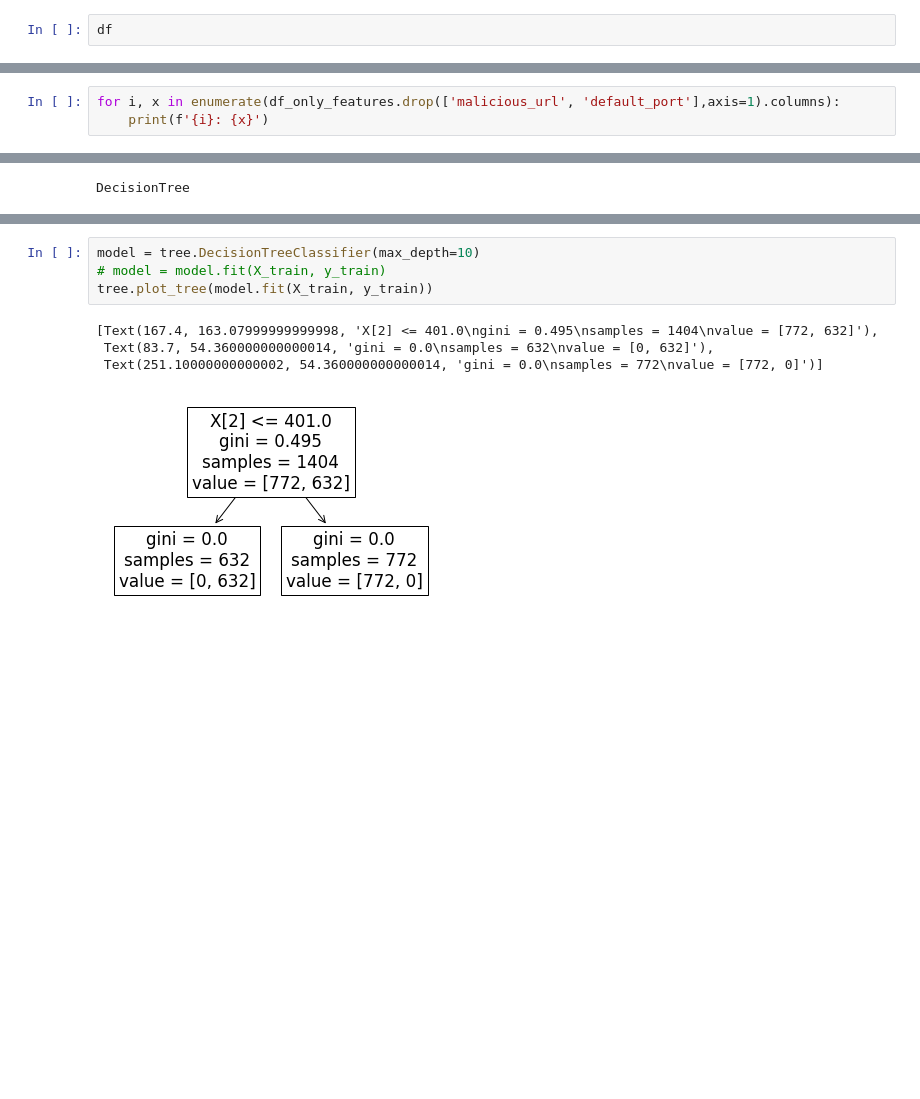
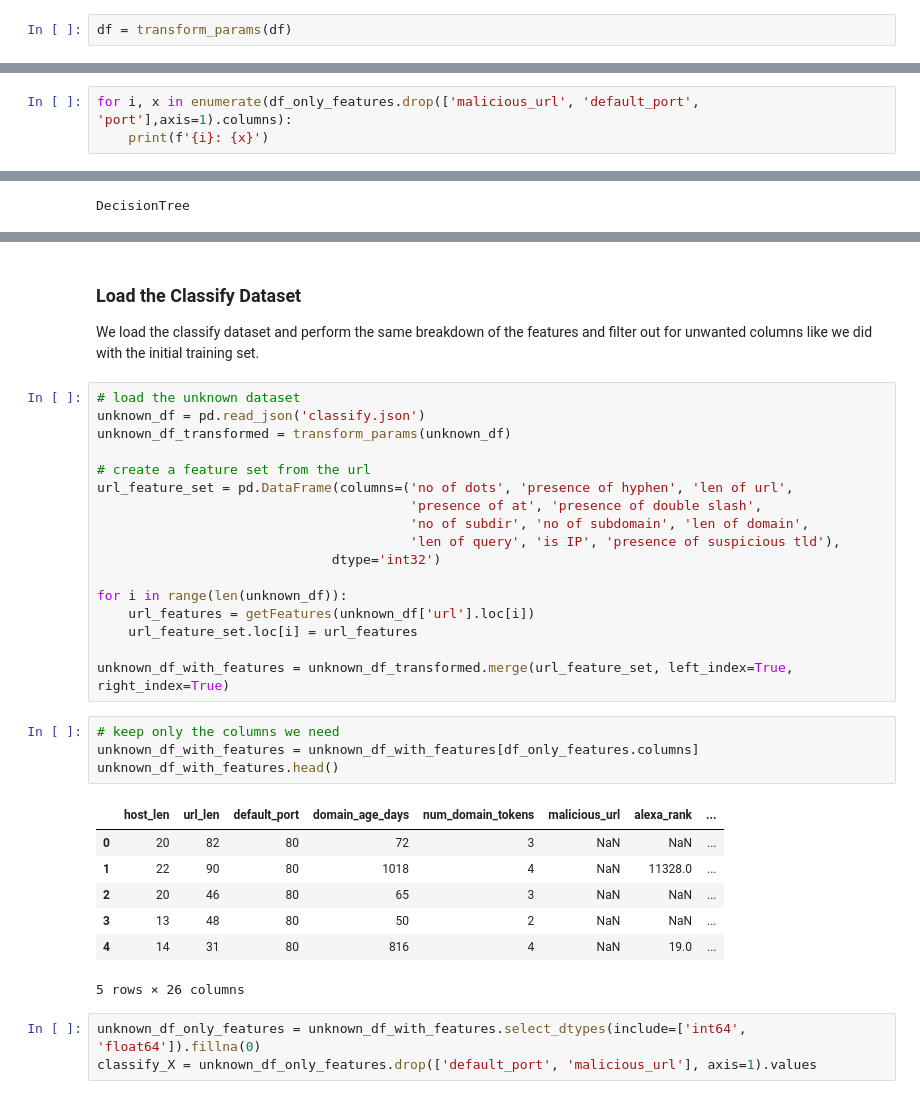
Before and after one commit to johnnyczhong/CS373, a Jupyter notebook: homework4/suspicious_url_classification.ipynb, the cells around one changed output, grey strips where cells are left out. Drawn from its saved outputs; the diff is of its cells as text; blank space fills up the shorter version.

```diff
--- a/homework4/suspicious_url_classification.ipynb
+++ b/homework4/suspicious_url_classification.ipynb
@@ -158,2 +172,2 @@ df['default_port_category'] = df['default_port'].factorize()[0]
 # %%
-df
+df = transform_params(df)
@@ -273,5 +288,5 @@ from sklearn.linear_model import LogisticRegression
 # %%
-for i, x in enumerate(df_only_features.drop(['malicious_url', 'default_port'],axis=1).columns):
+for i, x in enumerate(df_only_features.drop(['malicious_url', 'default_port', 'port'],axis=1).columns):
     print(f'{i}: {x}')
 # %% [output]
 0: host_len
@@ -345,9 +389,35 @@ False negative rate : 0.000000 %
-# %%
-model = tree.DecisionTreeClassifier(max_depth=10)
-# model = model.fit(X_train, y_train)
-tree.plot_tree(model.fit(X_train, y_train))
-# %% [output]
-[Text(167.4, 163.07999999999998, 'X[2] <= 401.0\ngini = 0.495\nsamples = 1404\nvalue = [772, 632]'),
- Text(83.7, 54.360000000000014, 'gini = 0.0\nsamples = 632\nvalue = [0, 632]'),
- Text(251.10000000000002, 54.360000000000014, 'gini = 0.0\nsamples = 772\nvalue = [772, 0]')]
-[figure, removed]
+# %% [markdown]
+### Load the Classify Dataset
+We load the classify dataset and perform the same breakdown of the features and filter out for unwanted columns like we did with the initial training set.
+# %%
+# load the unknown dataset
+unknown_df = pd.read_json('classify.json')
+unknown_df_transformed = transform_params(unknown_df)
+
+# create a feature set from the url
+url_feature_set = pd.DataFrame(columns=('no of dots', 'presence of hyphen', 'len of url',
+                                        'presence of at', 'presence of double slash',
+                                        'no of subdir', 'no of subdomain', 'len of domain',
+                                        'len of query', 'is IP', 'presence of suspicious tld'),
+                              dtype='int32')
+
+for i in range(len(unknown_df)):
+    url_features = getFeatures(unknown_df['url'].loc[i])
+    url_feature_set.loc[i] = url_features
+
+unknown_df_with_features = unknown_df_transformed.merge(url_feature_set, left_index=True, right_index=True)
+# %%
+# keep only the columns we need
+unknown_df_with_features = unknown_df_with_features[df_only_features.columns]
+unknown_df_with_features.head()
+# %% [output]
+|  | host_len | url_len | default_port | domain_age_days | num_domain_tokens | malicious_url | alexa_rank | ... |
+| 0 | 20 | 82 | 80 | 72 | 3 | NaN | NaN | ... |
+| 1 | 22 | 90 | 80 | 1018 | 4 | NaN | 11328.0 | ... |
+| 2 | 20 | 46 | 80 | 65 | 3 | NaN | NaN | ... |
+| 3 | 13 | 48 | 80 | 50 | 2 | NaN | NaN | ... |
+| 4 | 14 | 31 | 80 | 816 | 4 | NaN | 19.0 | ... |
+5 rows × 26 columns
+# %%
+unknown_df_only_features = unknown_df_with_features.select_dtypes(include=['int64', 'float64']).fillna(0)
+classify_X = unknown_df_only_features.drop(['default_port', 'malicious_url'], axis=1).values
```
Also changed, not shown: parts of 34 cells of this notebook.
